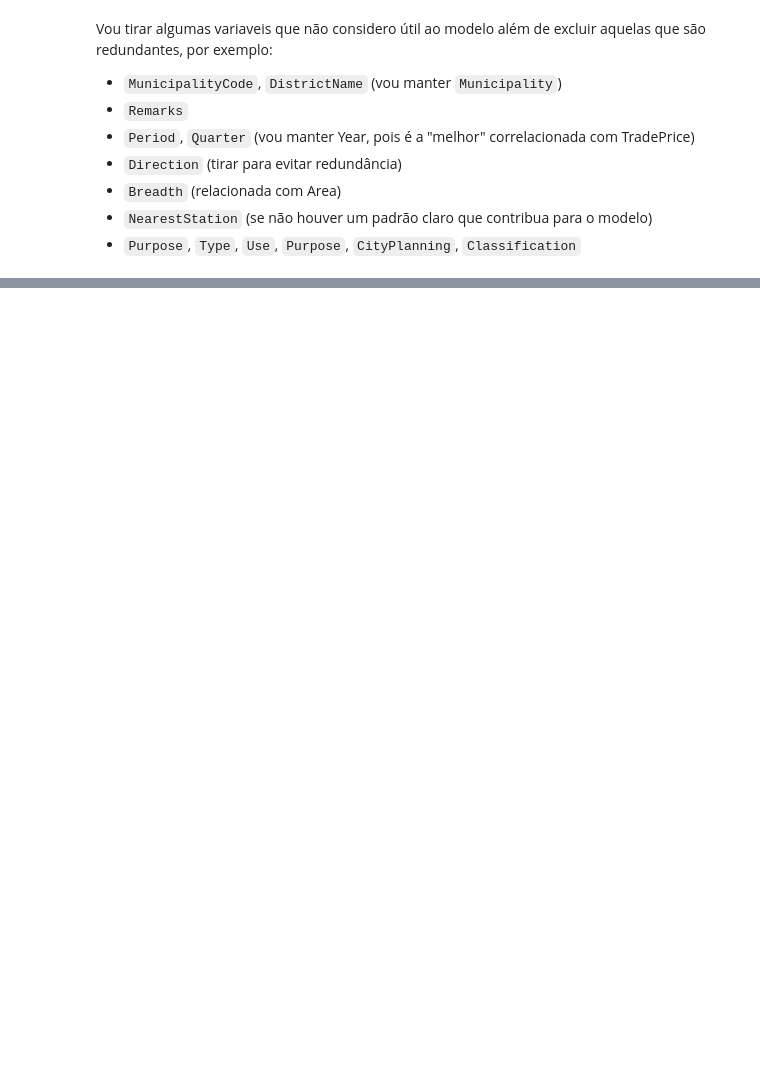
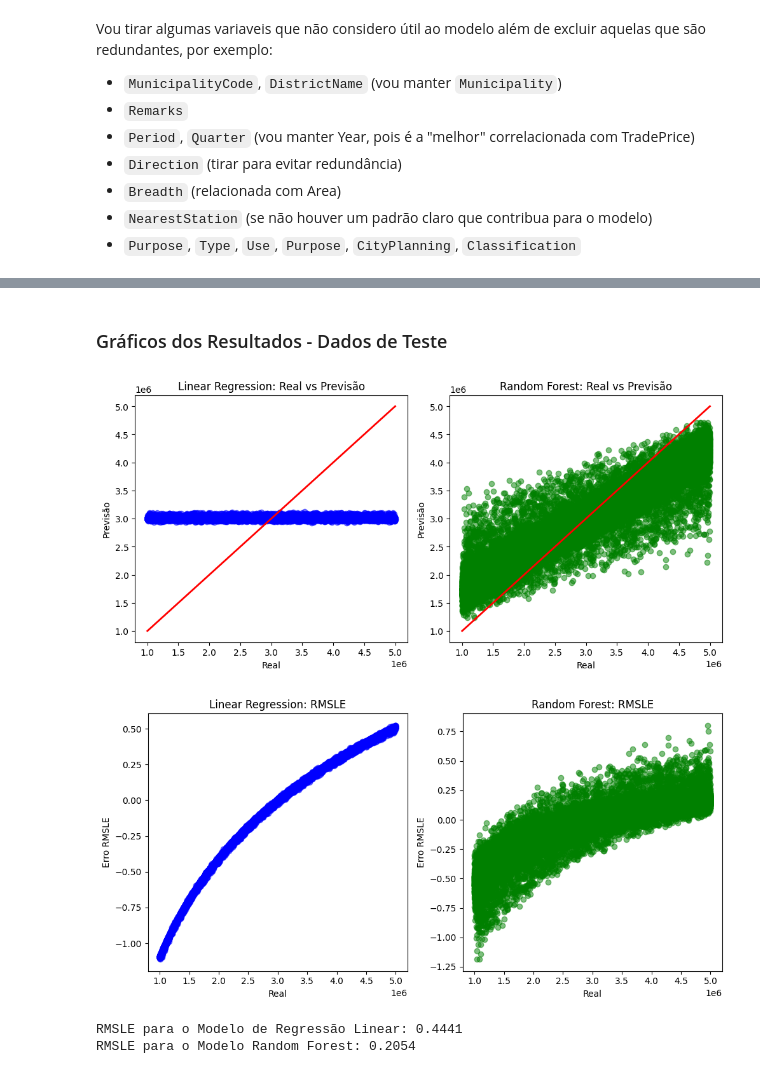
Before and after one commit to JonatasV/desafio-paipe, a Jupyter notebook: paipe_case.ipynb, the cells around one changed output, grey strips where cells are left out. Drawn from its saved outputs; the diff is of its cells as text; code cells hidden in the pictures; blank space fills up the shorter version.

```diff
--- a/paipe_case.ipynb
+++ b/paipe_case.ipynb
@@ -1702,0 +2062,2 @@ plt.show()
+# %%
+df4 = df_teste.copy()
@@ -1702,0 +2199,15 @@ plt.show()
+# %%
+# Modelo de Regressão Random Forest
+rf = RandomForestRegressor(random_state=42)
+
+# Treinando o modelo com todos os dados
+rf.fit(X, y)
+
+# Fazendo as previsões
+yhat_rf = rf.predict(X)
+
+# Avaliar o modelo Random Forest usando as funções definidas
+rf_result = ml_error('Random Forest', y, yhat_rf)
+
+# Exibir os resultados
+rf_result
@@ -1702,0 +2247,58 @@ plt.show()
+# %% [markdown]
+### Gráficos dos Resultados - Dados de Teste
+# %%
+import matplotlib.pyplot as plt
+import numpy as np
+from sklearn.metrics import mean_squared_log_error
+
+# Calcular o RMSLE para os modelos
+rmsle_lr = np.sqrt(mean_squared_log_error(y, y_pred_lr))
+rmsle_rf = np.sqrt(mean_squared_log_error(y, y_pred_rf))
+
+# Plotando os gráficos
+plt.figure(figsize=(15, 5))
+
+# Gráfico de dispersão - Real vs Previsão (para os dados completos)
+plt.subplot(1, 3, 1)
+plt.scatter(y, y_pred_lr, color='blue', alpha=0.5)
+plt.title('Linear Regression: Real vs Previsão')
+plt.xlabel('Real')
+plt.ylabel('Previsão')
+plt.plot([y.min(), y.max()], [y.min(), y.max()], color='red', lw=2)
+
+plt.subplot(1, 3, 2)
+plt.scatter(y, y_pred_rf, color='green', alpha=0.5)
+plt.title('Random Forest: Real vs Previsão')
+plt.xlabel('Real')
+plt.ylabel('Previsão')
+plt.plot([y.min(), y.max()], [y.min(), y.max()], color='red', lw=2)
+
+plt.tight_layout()
+plt.show()
+
+# Gráfico de erro RMSLE (Real - Previsão)
+plt.figure(figsize=(15, 5))
+
+plt.subplot(1, 3, 1)
+plt.scatter(y, np.log1p(y) - np.log1p(y_pred_lr), color='blue', alpha=0.5)
+plt.title('Linear Regression: RMSLE')
+plt.xlabel('Real')
+plt.ylabel('Erro RMSLE')
+
+plt.subplot(1, 3, 2)
+plt.scatter(y, np.log1p(y) - np.log1p(y_pred_rf), color='green', alpha=0.5)
+plt.title('Random Forest: RMSLE')
+plt.xlabel('Real')
+plt.ylabel('Erro RMSLE')
+
+plt.tight_layout()
+plt.show()
+
+# Exibindo o RMSLE calculado para os modelos
+print(f"RMSLE para o Modelo de Regressão Linear: {rmsle_lr:.4f}")
+print(f"RMSLE para o Modelo Random Forest: {rmsle_rf:.4f}")
+# %% [output]
+[figure, added]
+[figure, added]
+RMSLE para o Modelo de Regressão Linear: 0.4441
+RMSLE para o Modelo Random Forest: 0.2054
```
Also changed, not shown: parts of 103 cells of this notebook.
